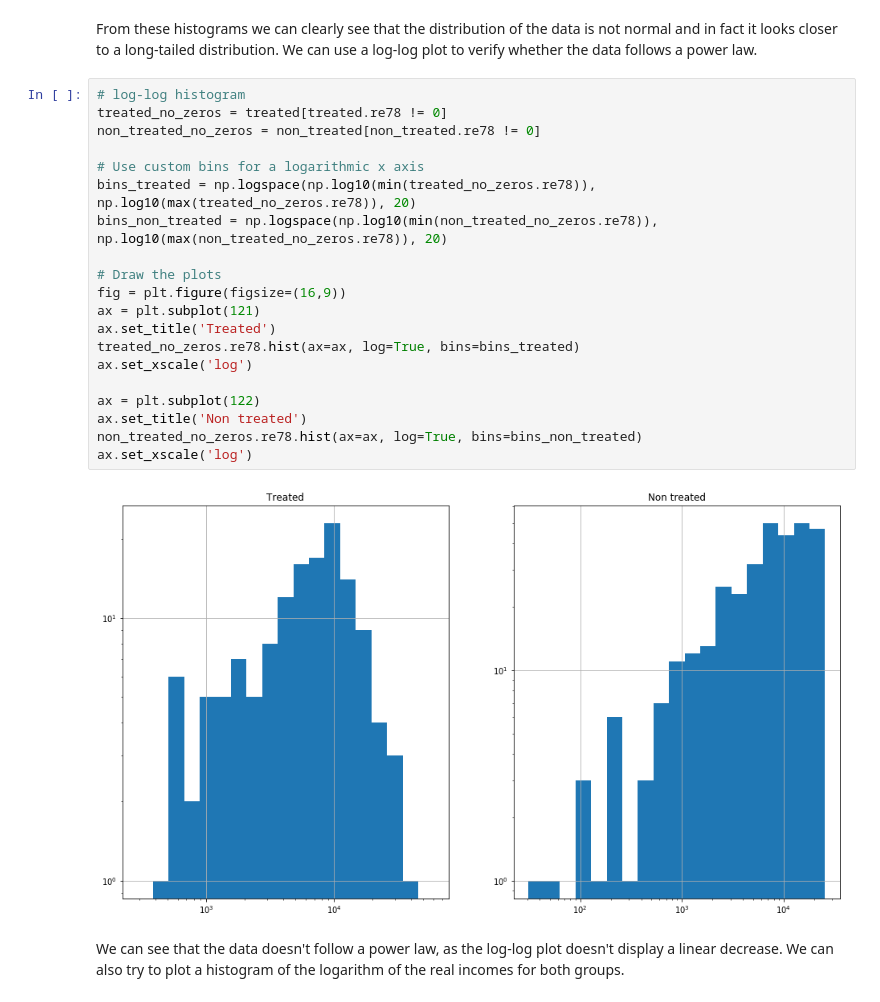
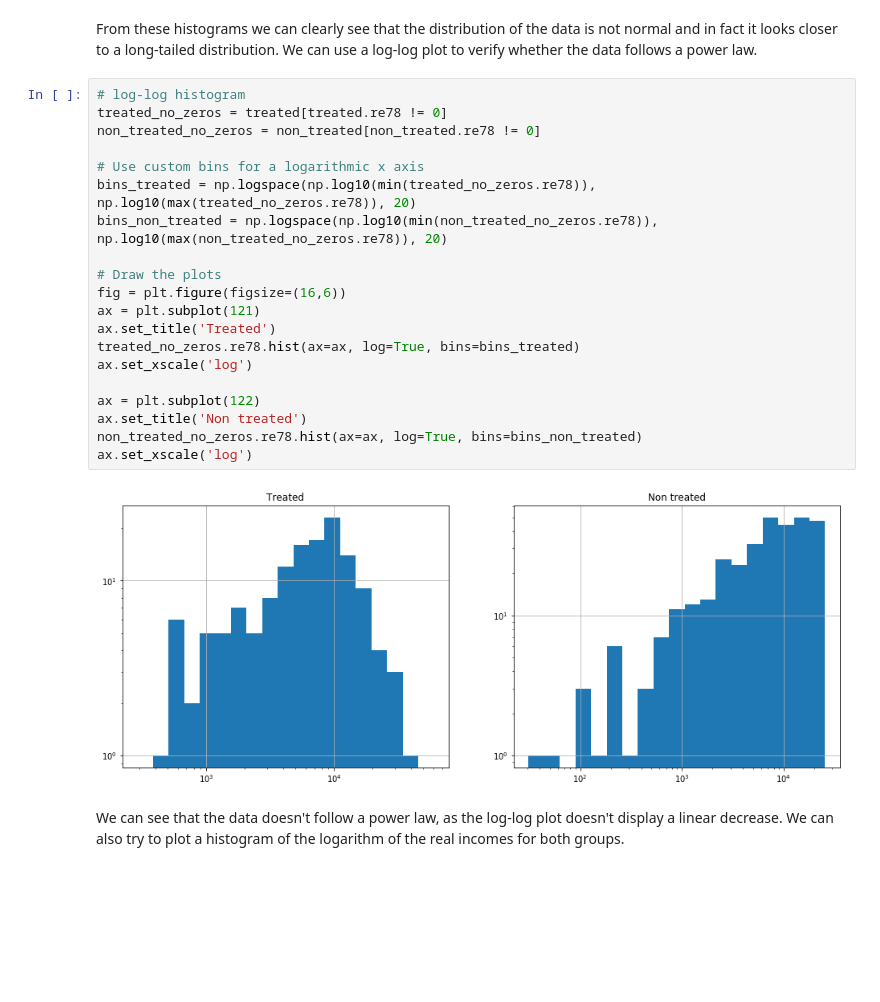
Before and after one commit to justcho5/ADA, a Jupyter notebook: 04 - Applied ML/Homework04.ipynb, the cells around one changed output. Drawn from its saved outputs; the diff is of its cells as text; blank space fills up the shorter version.

```diff
--- a/04 - Applied ML/Homework04.ipynb
+++ b/04 - Applied ML/Homework04.ipynb
@@ -197,25 +202,25 @@ From these histograms we can clearly see that the distribution of the data is no
 # %%
 # log-log histogram
 treated_no_zeros = treated[treated.re78 != 0]
 non_treated_no_zeros = non_treated[non_treated.re78 != 0]
 
 # Use custom bins for a logarithmic x axis
 bins_treated = np.logspace(np.log10(min(treated_no_zeros.re78)), np.log10(max(treated_no_zeros.re78)), 20)
 bins_non_treated = np.logspace(np.log10(min(non_treated_no_zeros.re78)), np.log10(max(non_treated_no_zeros.re78)), 20)
 
 # Draw the plots
-fig = plt.figure(figsize=(16,9))
+fig = plt.figure(figsize=(16,6))
 ax = plt.subplot(121)
 ax.set_title('Treated')
 treated_no_zeros.re78.hist(ax=ax, log=True, bins=bins_treated)
 ax.set_xscale('log')
 
 ax = plt.subplot(122)
 ax.set_title('Non treated')
 non_treated_no_zeros.re78.hist(ax=ax, log=True, bins=bins_non_treated)
 ax.set_xscale('log')
 # %% [output]
-[figure, old version]
+[figure, new version]
 # %% [markdown]
 We can see that the data doesn't follow a power law, as the log-log plot doesn't display a linear decrease. We can also try to plot a histogram of the logarithm of the real incomes for both groups.
 # %%
```
Also changed, not shown: parts of 22 cells of this notebook.
